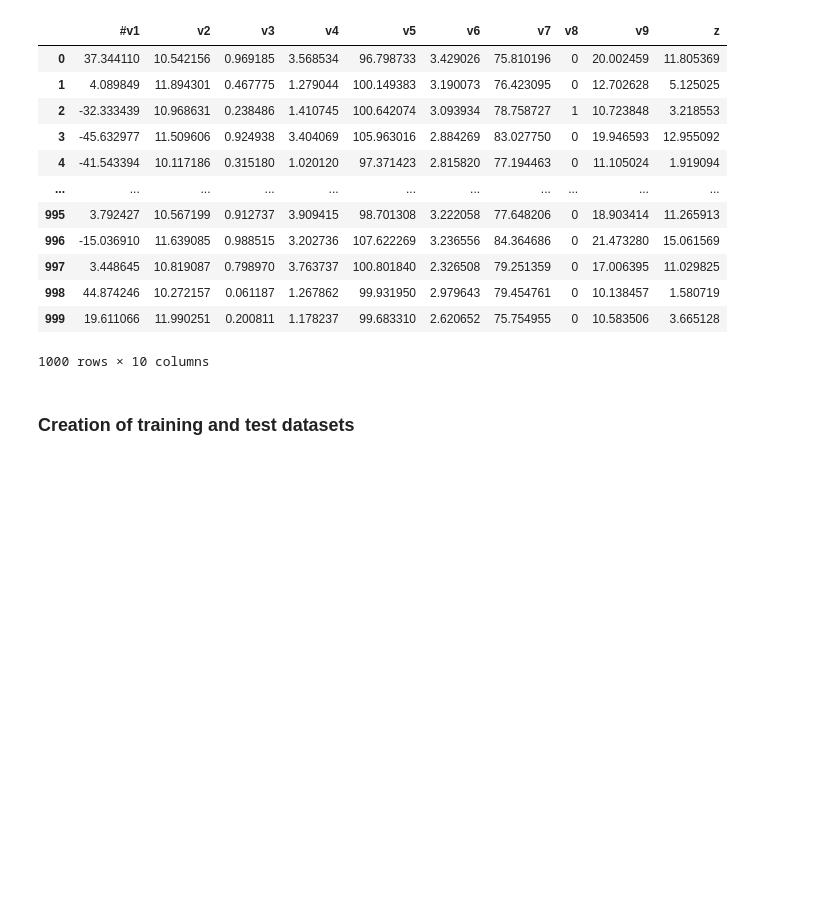
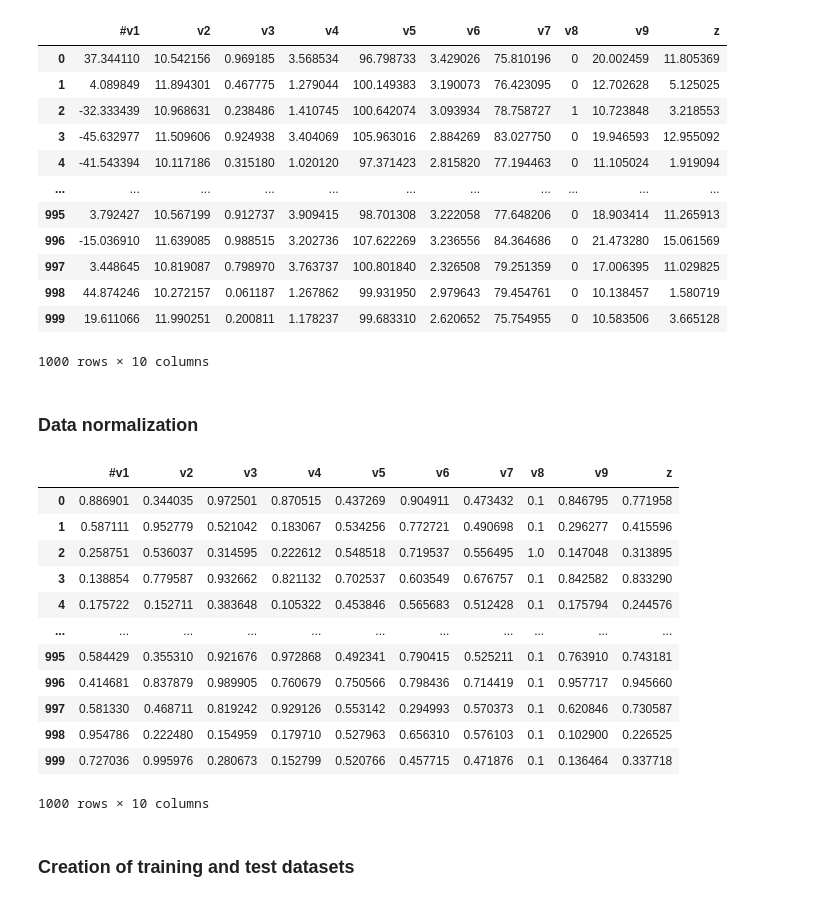
Before and after one commit to saphya-el-ouahabi/NEC_A1, a Jupyter notebook: MLR.ipynb, the cells around one changed output. Cells and saved outputs as stored; diff of their text form; code cells hidden in the pictures; blank space fills up the shorter version.

```diff
--- a/MLR.ipynb
+++ b/MLR.ipynb
@@ -122,6 +161,27 @@ df2
 | 998 | 44.874246 | 10.272157 | 0.061187 | 1.267862 | 99.931950 | 2.979643 | 79.454761 | 0 | 10.138457 | 1.580719 |
 | 999 | 19.611066 | 11.990251 | 0.200811 | 1.178237 | 99.683310 | 2.620652 | 75.754955 | 0 | 10.583506 | 3.665128 |
 1000 rows × 10 columns
+# %% [markdown]
+### Data normalization
+# %%
+columns= df2.columns
+for col in columns:
+    df2[col]=norm(df2[col])
+df2
+# %% [output]
+|  | #v1 | v2 | v3 | v4 | v5 | v6 | v7 | v8 | v9 | z |
+| 0 | 0.886901 | 0.344035 | 0.972501 | 0.870515 | 0.437269 | 0.904911 | 0.473432 | 0.1 | 0.846795 | 0.771958 |
+| 1 | 0.587111 | 0.952779 | 0.521042 | 0.183067 | 0.534256 | 0.772721 | 0.490698 | 0.1 | 0.296277 | 0.415596 |
+| 2 | 0.258751 | 0.536037 | 0.314595 | 0.222612 | 0.548518 | 0.719537 | 0.556495 | 1.0 | 0.147048 | 0.313895 |
+| 3 | 0.138854 | 0.779587 | 0.932662 | 0.821132 | 0.702537 | 0.603549 | 0.676757 | 0.1 | 0.842582 | 0.833290 |
+| 4 | 0.175722 | 0.152711 | 0.383648 | 0.105322 | 0.453846 | 0.565683 | 0.512428 | 0.1 | 0.175794 | 0.244576 |
+| ... | ... | ... | ... | ... | ... | ... | ... | ... | ... | ... |
+| 995 | 0.584429 | 0.355310 | 0.921676 | 0.972868 | 0.492341 | 0.790415 | 0.525211 | 0.1 | 0.763910 | 0.743181 |
+| 996 | 0.414681 | 0.837879 | 0.989905 | 0.760679 | 0.750566 | 0.798436 | 0.714419 | 0.1 | 0.957717 | 0.945660 |
+| 997 | 0.581330 | 0.468711 | 0.819242 | 0.929126 | 0.553142 | 0.294993 | 0.570373 | 0.1 | 0.620846 | 0.730587 |
+| 998 | 0.954786 | 0.222480 | 0.154959 | 0.179710 | 0.527963 | 0.656310 | 0.576103 | 0.1 | 0.102900 | 0.226525 |
+| 999 | 0.727036 | 0.995976 | 0.280673 | 0.152799 | 0.520766 | 0.457715 | 0.471876 | 0.1 | 0.136464 | 0.337718 |
+1000 rows × 10 columns
 # %% [markdown]
 ### Creation of training and test datasets
 # %%
```
Also changed, not shown: parts of 25 cells of this notebook, 8 other files.
